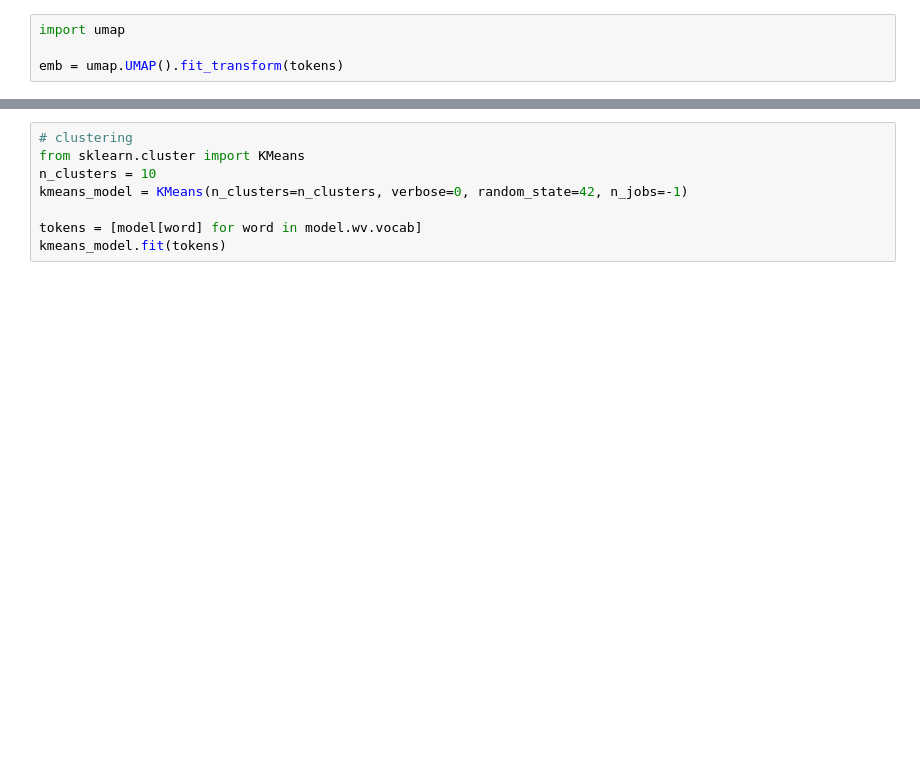
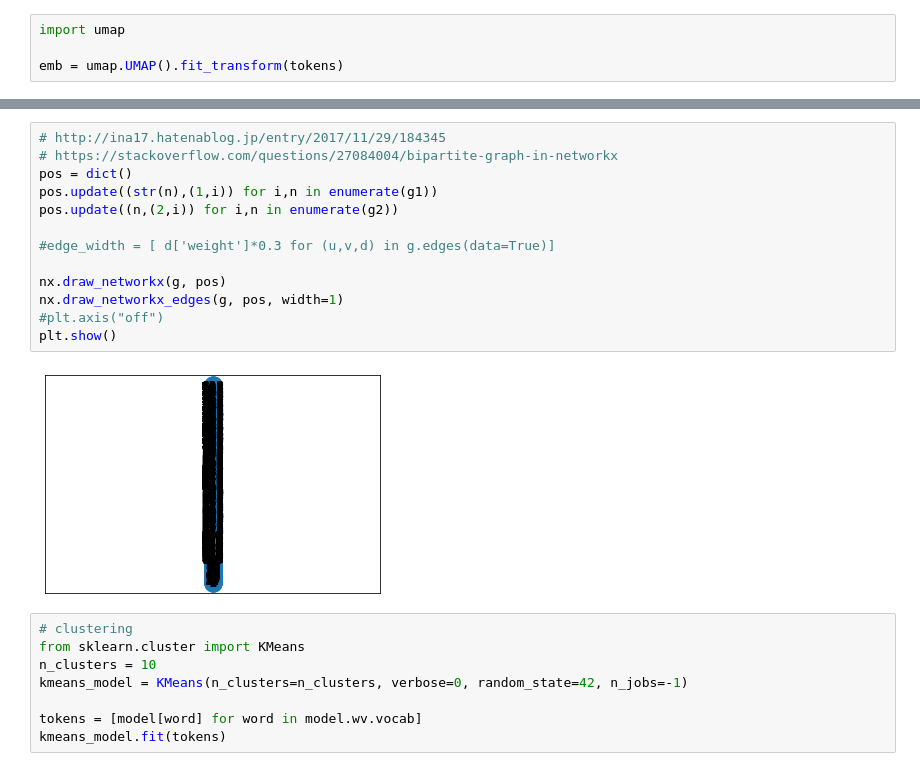
Before and after one commit to uni-3/network-analysis, a Jupyter notebook: notebooks/node2vec_rec.ipynb, the cells around one changed output, grey strips where cells are left out. Drawn from its saved outputs; the diff is of its cells as text; blank space fills up the shorter version.

```diff
--- a/notebooks/node2vec_rec.ipynb
+++ b/notebooks/node2vec_rec.ipynb
@@ -107,3 +228,18 @@ plt.show()
+# %%
+# http://ina17.hatenablog.jp/entry/2017/11/29/184345
+# https://stackoverflow.com/questions/27084004/bipartite-graph-in-networkx
+pos = dict()
+pos.update((str(n),(1,i)) for i,n in enumerate(g1))
+pos.update((n,(2,i)) for i,n in enumerate(g2))
+
+#edge_width = [ d['weight']*0.3 for (u,v,d) in g.edges(data=True)]
+
+nx.draw_networkx(g, pos)
+nx.draw_networkx_edges(g, pos, width=1)
+#plt.axis("off")
+plt.show()
+# %% [output]
+[figure, added]
 # %%
 # clustering
 from sklearn.cluster import KMeans
```
Also changed, not shown: parts of 20 cells of this notebook.
